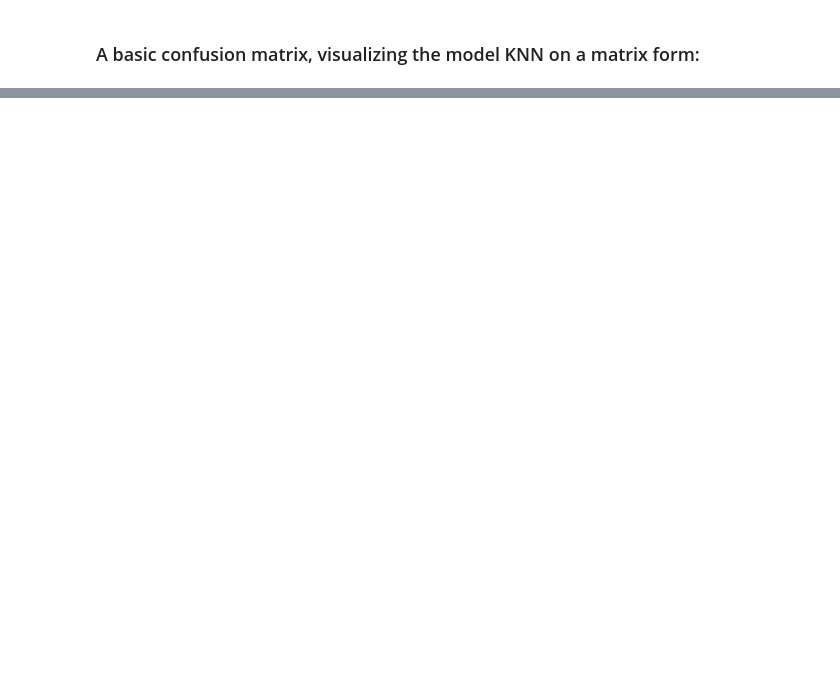
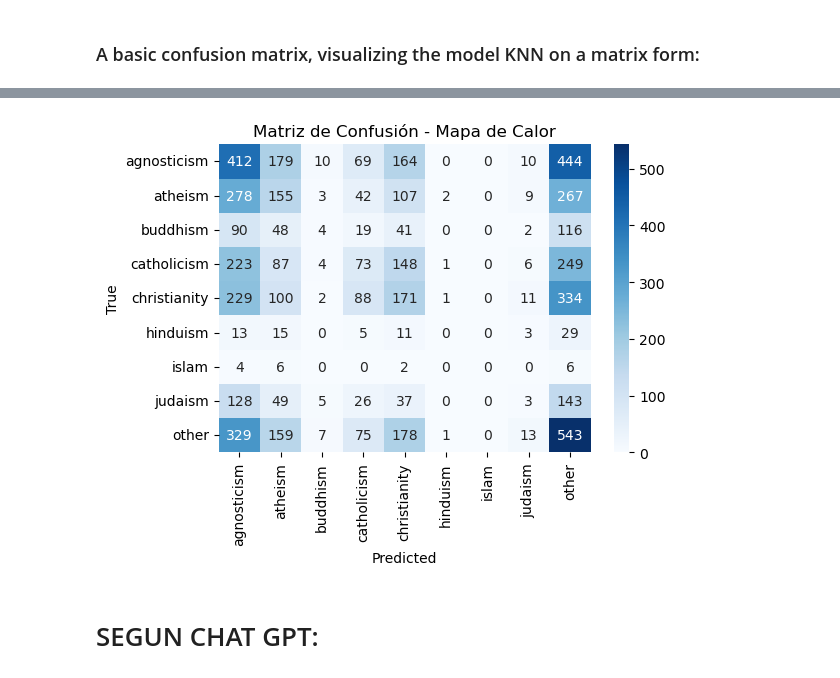
Before and after one commit to jasalgad/date_a_scientist, a Jupyter notebook: date-a-scientist.ipynb, the cells around one changed output, grey strips where cells are left out. Drawn from its saved outputs; the diff is of its cells as text; code cells hidden in the pictures; blank space fills up the shorter version.

```diff
--- a/date-a-scientist.ipynb
+++ b/date-a-scientist.ipynb
@@ -1313,0 +1344,4 @@ plt.show()
+# %%
+df = df.dropna(subset=['essay0', 'essay1', 'essay2'
+                       , 'essay3', 'sign_cleaned', 'orientation', 'drinks',
+                       'job', 'drugs','religion_cleaned']).reset_index(drop=True)
@@ -1313,0 +1496,9 @@ plt.show()
+# %%
+from sklearn.ensemble import RandomForestClassifier
+
+# Crear y entrenar el modelo Random Forest
+model = RandomForestClassifier(random_state=42)
+model.fit(X_train, y_train)
+
+# Modelo entrenado
+print("Entrenamiento completado.")
@@ -1313,0 +1507,12 @@ plt.show()
+# %%
+from sklearn.metrics import accuracy_score, classification_report
+
+# Realizar predicciones en el conjunto de prueba
+y_pred = model.predict(X_test)
+
+# Evaluar la precisión del modelo
+accuracy = accuracy_score(y_test, y_pred)
+print(f"Precisión del modelo: {accuracy:.4f}")
+
+# Mostrar un reporte de clasificación más detallado
+print(classification_report(y_test, y_pred))
@@ -1313,0 +1536,22 @@ plt.show()
+# %%
+from sklearn.preprocessing import LabelEncoder
+cm = confusion_matrix(y_test, y_pred)
+
+# Obtener los nombres de las clases
+labels = model.classes_  # O usar: labels = y.unique() si el modelo no guarda las clases
+
+# Crear el mapa de calor de la matriz de confusión
+plt.figure(figsize=(6, 4))
+sns.heatmap(cm, annot=True, fmt='d', cmap='Blues', xticklabels=labels, yticklabels=labels)
+
+# Añadir etiquetas
+plt.title('Matriz de Confusión - Mapa de Calor')
+plt.xlabel('Predicted')
+plt.ylabel('True')
+
+# Mostrar el mapa de calor
+plt.show()
+# %% [output]
+[figure, added]
+# %% [markdown]
+# SEGUN CHAT GPT:
```
Also changed, not shown: parts of 36 cells of this notebook.
